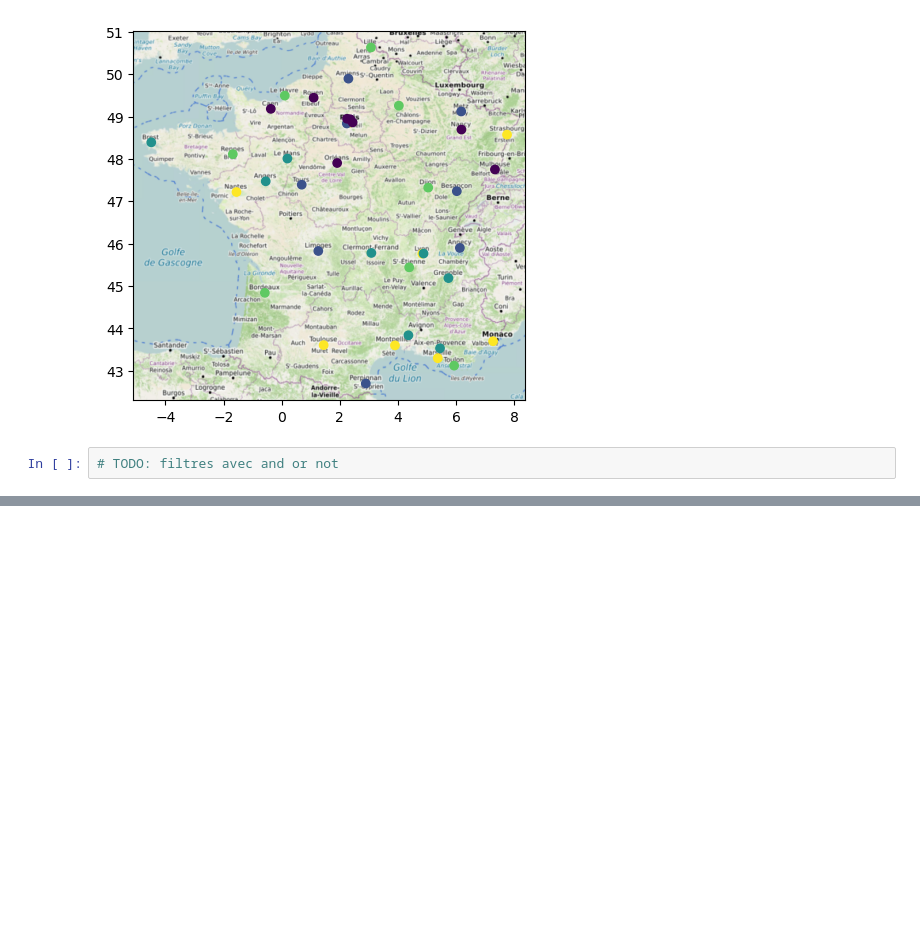
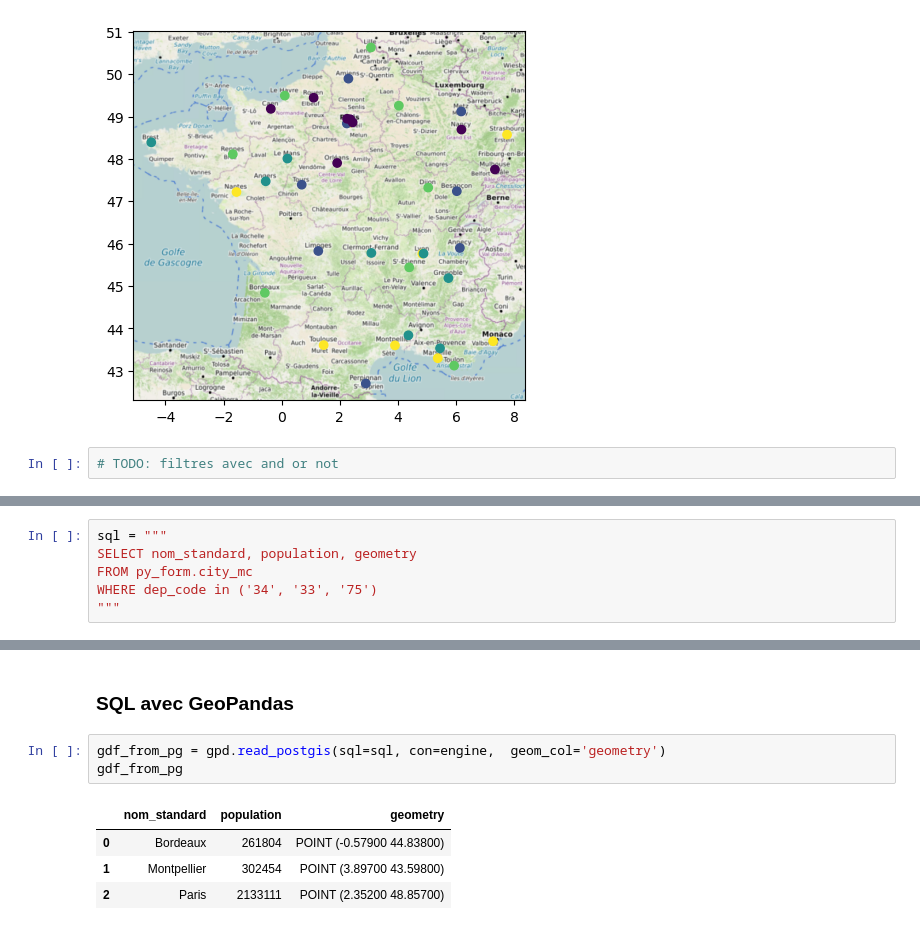
Before and after one commit to matthcol/python202503, a Jupyter notebook: Villes_pandas_gis.ipynb, the cells around one changed output, grey strips where cells are left out. Saved outputs shown, nothing was run; the diff lists cells and outputs as text; blank space fills up the shorter version.

```diff
--- a/Villes_pandas_gis.ipynb
+++ b/Villes_pandas_gis.ipynb
@@ -1761,0 +1811,6 @@ ax
+# %%
+sql = """
+SELECT nom_standard, population, geometry
+FROM py_form.city_mc
+WHERE dep_code in ('34', '33', '75')
+"""
@@ -1761,0 +1848,10 @@ ax
+# %% [markdown]
+### SQL avec GeoPandas
+# %%
+gdf_from_pg = gpd.read_postgis(sql=sql, con=engine,  geom_col='geometry')
+gdf_from_pg
+# %% [output]
+|  | nom_standard | population | geometry |
+| 0 | Bordeaux | 261804 | POINT (-0.57900 44.83800) |
+| 1 | Montpellier | 302454 | POINT (3.89700 43.59800) |
+| 2 | Paris | 2133111 | POINT (2.35200 48.85700) |
```
Also changed, not shown: parts of 14 cells of this notebook, 4 other files.
